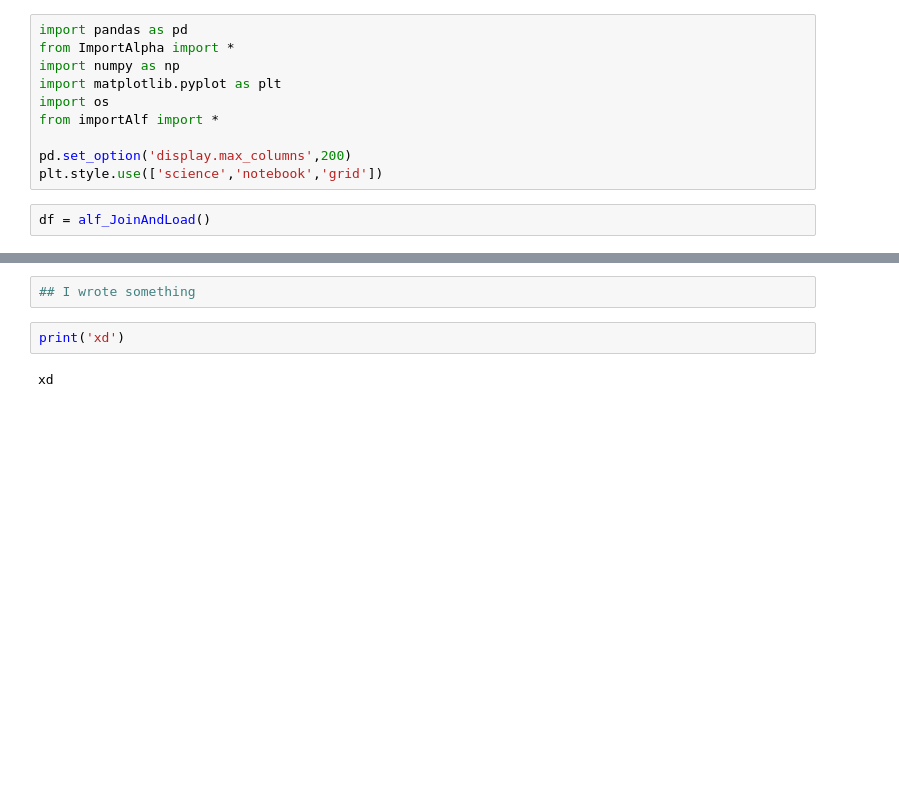
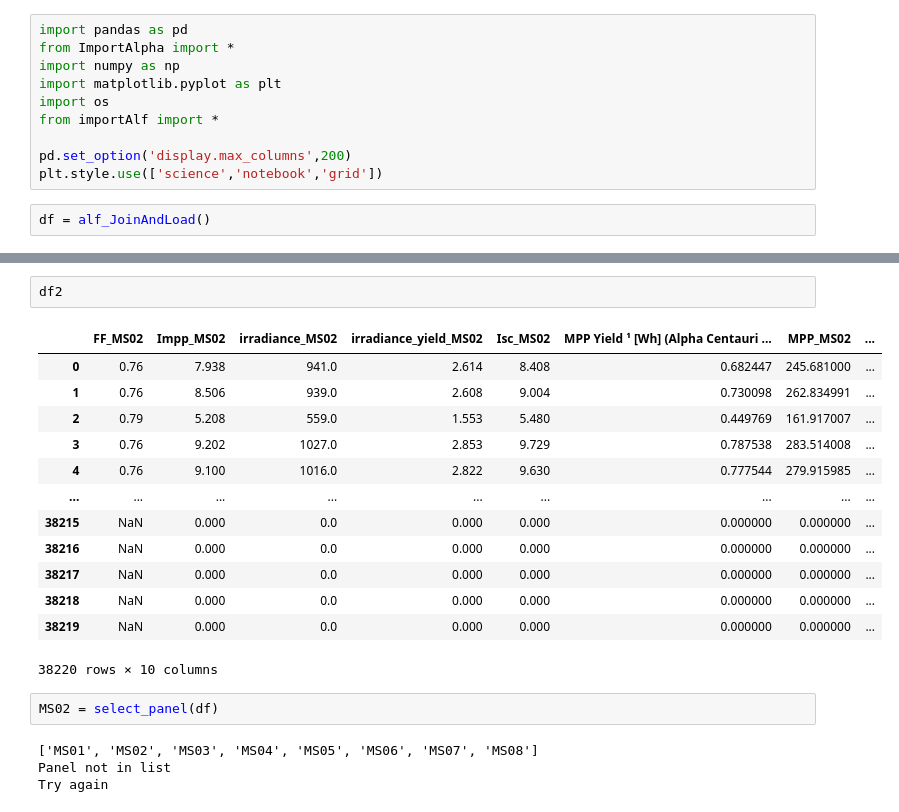
Before and after one commit to alfredoisg/MEDAL, a Jupyter notebook: AlfTests.ipynb, the cells around one changed output, grey strips where cells are left out. Saved outputs shown, nothing was run; the diff lists cells and outputs as text; blank space fills up the shorter version.

```diff
--- a/AlfTests.ipynb
+++ b/AlfTests.ipynb
@@ -34,6 +34,22 @@ Try again
-# %%
-## I wrote something
-# %%
-print('xd')
-# %% [output]
-xd
+# %%
+df2
+# %% [output]
+|  | FF_MS02 | Impp_MS02 | irradiance_MS02 | irradiance_yield_MS02 | Isc_MS02 | MPP Yield ¹ [Wh] (Alpha Centauri ... | MPP_MS02 | ... |
+| 0 | 0.76 | 7.938 | 941.0 | 2.614 | 8.408 | 0.682447 | 245.681000 | ... |
+| 1 | 0.76 | 8.506 | 939.0 | 2.608 | 9.004 | 0.730098 | 262.834991 | ... |
+| 2 | 0.79 | 5.208 | 559.0 | 1.553 | 5.480 | 0.449769 | 161.917007 | ... |
+| 3 | 0.76 | 9.202 | 1027.0 | 2.853 | 9.729 | 0.787538 | 283.514008 | ... |
+| 4 | 0.76 | 9.100 | 1016.0 | 2.822 | 9.630 | 0.777544 | 279.915985 | ... |
+| ... | ... | ... | ... | ... | ... | ... | ... | ... |
+| 38215 | NaN | 0.000 | 0.0 | 0.000 | 0.000 | 0.000000 | 0.000000 | ... |
+| 38216 | NaN | 0.000 | 0.0 | 0.000 | 0.000 | 0.000000 | 0.000000 | ... |
+| 38217 | NaN | 0.000 | 0.0 | 0.000 | 0.000 | 0.000000 | 0.000000 | ... |
+| 38218 | NaN | 0.000 | 0.0 | 0.000 | 0.000 | 0.000000 | 0.000000 | ... |
+| 38219 | NaN | 0.000 | 0.0 | 0.000 | 0.000 | 0.000000 | 0.000000 | ... |
+38220 rows × 10 columns
+# %%
+MS02 = select_panel(df)
+# %% [output]
+['MS01', 'MS02', 'MS03', 'MS04', 'MS05', 'MS06', 'MS07', 'MS08']
+Panel not in list
+Try again
```
Also changed, not shown: parts of 2 cells of this notebook, 1 other file.
